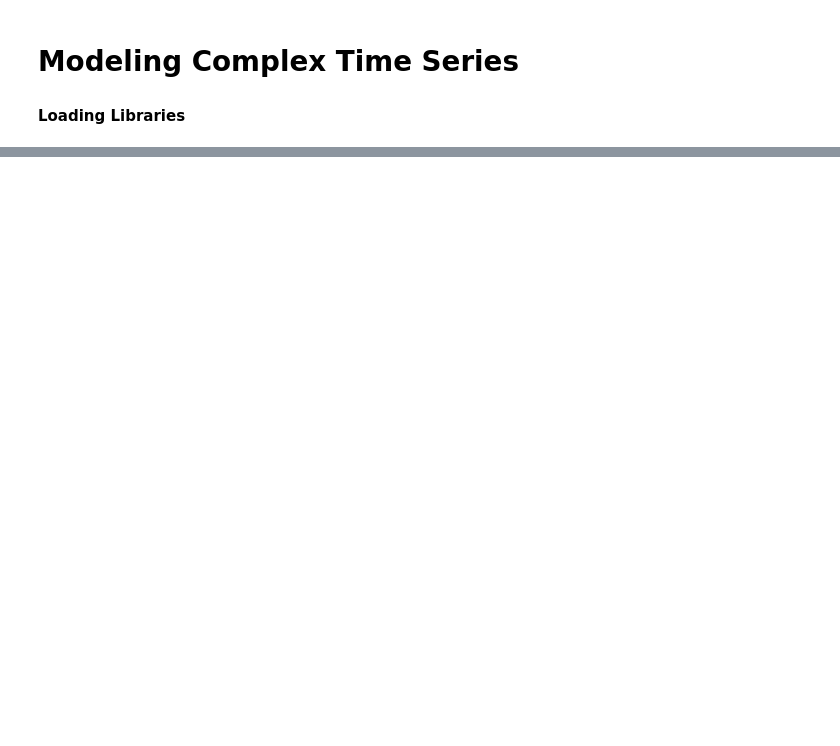
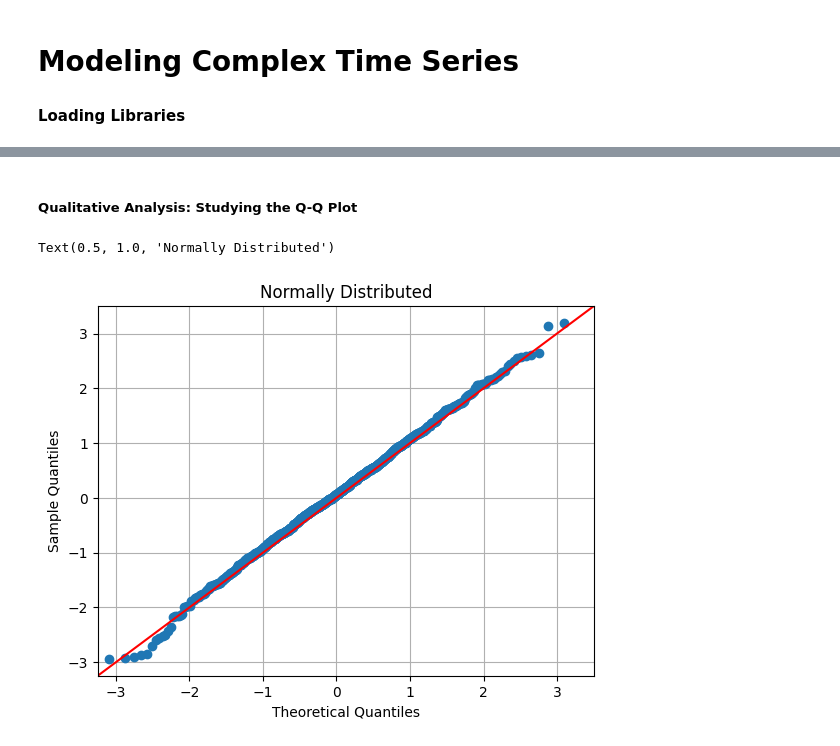
Before and after one commit to joakor89/Time_series_in_python, a Jupyter notebook: chap_6/model_complex_ts.ipynb, the cells around one changed output, grey strips where cells are left out. Saved outputs shown, nothing was run; the diff lists cells and outputs as text; code cells hidden in the pictures; blank space fills up the shorter version.

```diff
--- a/chap_6/model_complex_ts.ipynb
+++ b/chap_6/model_complex_ts.ipynb
@@ -32,0 +132,13 @@ warnings.filterwarnings('ignore')
+# %% [markdown]
+##### Qualitative Analysis: Studying the Q-Q Plot
+# %%
+# Normally Distributed
+normal = np.random.normal(size=1000)
+
+qqplot(normal, line='45');
+
+plt.grid(True)
+plt.title('Normally Distributed')
+# %% [output]
+Text(0.5, 1.0, 'Normally Distributed')
+[figure, added]
```
Also changed, not shown: parts of 17 cells of this notebook.
